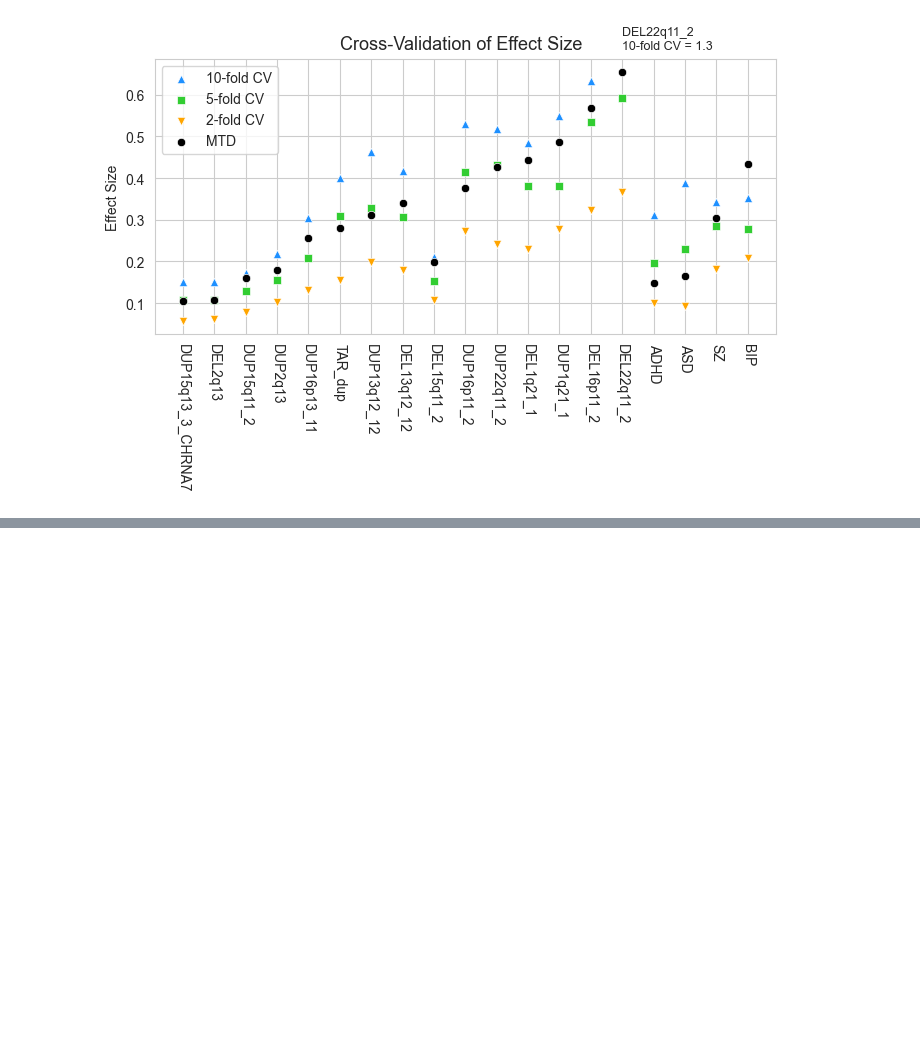
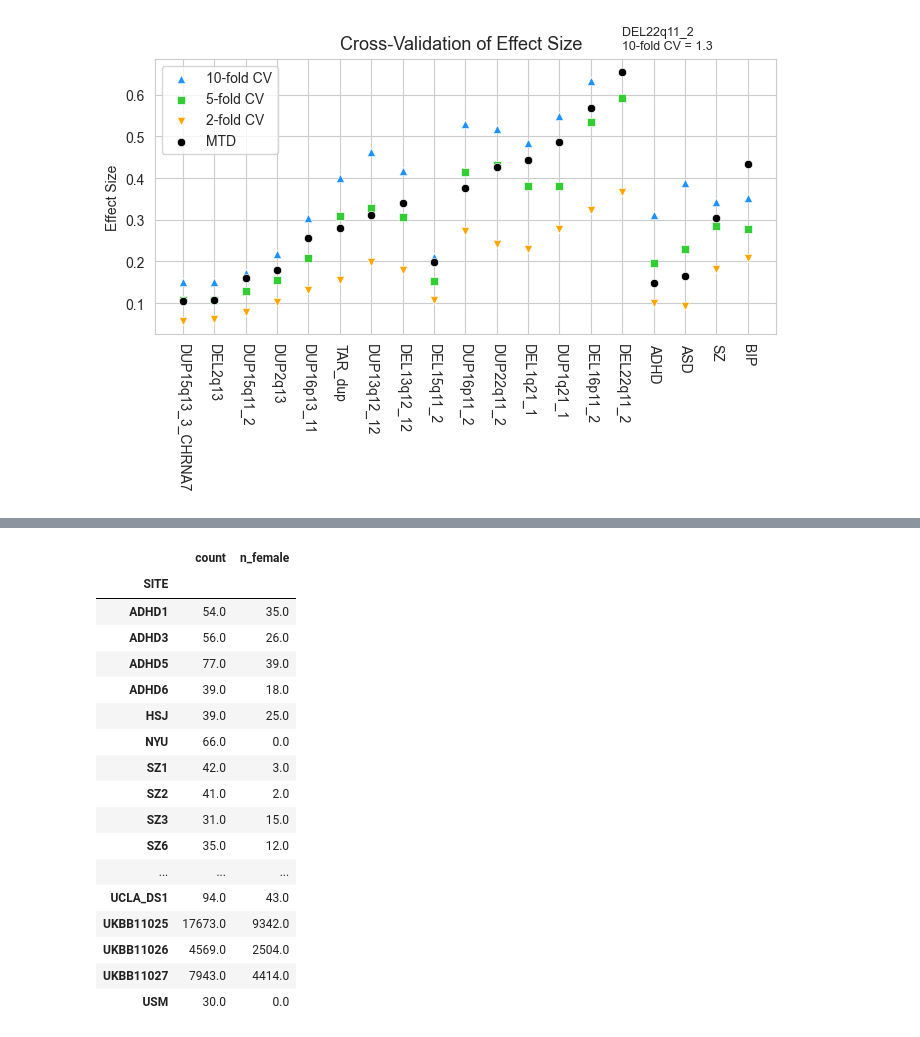
Before and after one commit to harveyaa/neuropsych_mtl, a Jupyter notebook: stats/dataset_exploration.ipynb, the cells around one changed output, grey strips where cells are left out. Cells and saved outputs as stored; diff of their text form; code cells hidden in the pictures; blank space fills up the shorter version.

```diff
--- a/stats/dataset_exploration.ipynb
+++ b/stats/dataset_exploration.ipynb
@@ -162,0 +192,9 @@ plt.savefig('./results/effect_size_cv.png',dpi=300)
+# %%
+df_big = df[df.index.isin(big_con_sites)]
+# %%
+pheno['SEX_01'] = pheno['SEX'].map({'Female':0,'Male':1})
+# %%
+n_male = pheno[((pheno['CON_IPC']==1)|(pheno['non_carriers']==1)) & pheno['SITE'].isin(big_con_sites)].groupby('SITE').sum()['SEX_01']
+# %%
+df_big['n_male'] = n_male
+df_big['n_female'] = df_big['count'] - df_big['n_male']
@@ -162,0 +212,21 @@ plt.savefig('./results/effect_size_cv.png',dpi=300)
+# %%
+df_big[['count','n_female']]
+# %% [output]
+|  | count | n_female |
+| SITE |  |  |
+| ADHD1 | 54.0 | 35.0 |
+| ADHD3 | 56.0 | 26.0 |
+| ADHD5 | 77.0 | 39.0 |
+| ADHD6 | 39.0 | 18.0 |
+| HSJ | 39.0 | 25.0 |
+| NYU | 66.0 | 0.0 |
+| SZ1 | 42.0 | 3.0 |
+| SZ2 | 41.0 | 2.0 |
+| SZ3 | 31.0 | 15.0 |
+| SZ6 | 35.0 | 12.0 |
+| ... | ... | ... |
+| UCLA_DS1 | 94.0 | 43.0 |
+| UKBB11025 | 17673.0 | 9342.0 |
+| UKBB11026 | 4569.0 | 2504.0 |
+| UKBB11027 | 7943.0 | 4414.0 |
+| USM | 30.0 | 0.0 |
```
Also changed, not shown: parts of 7 cells of this notebook.
